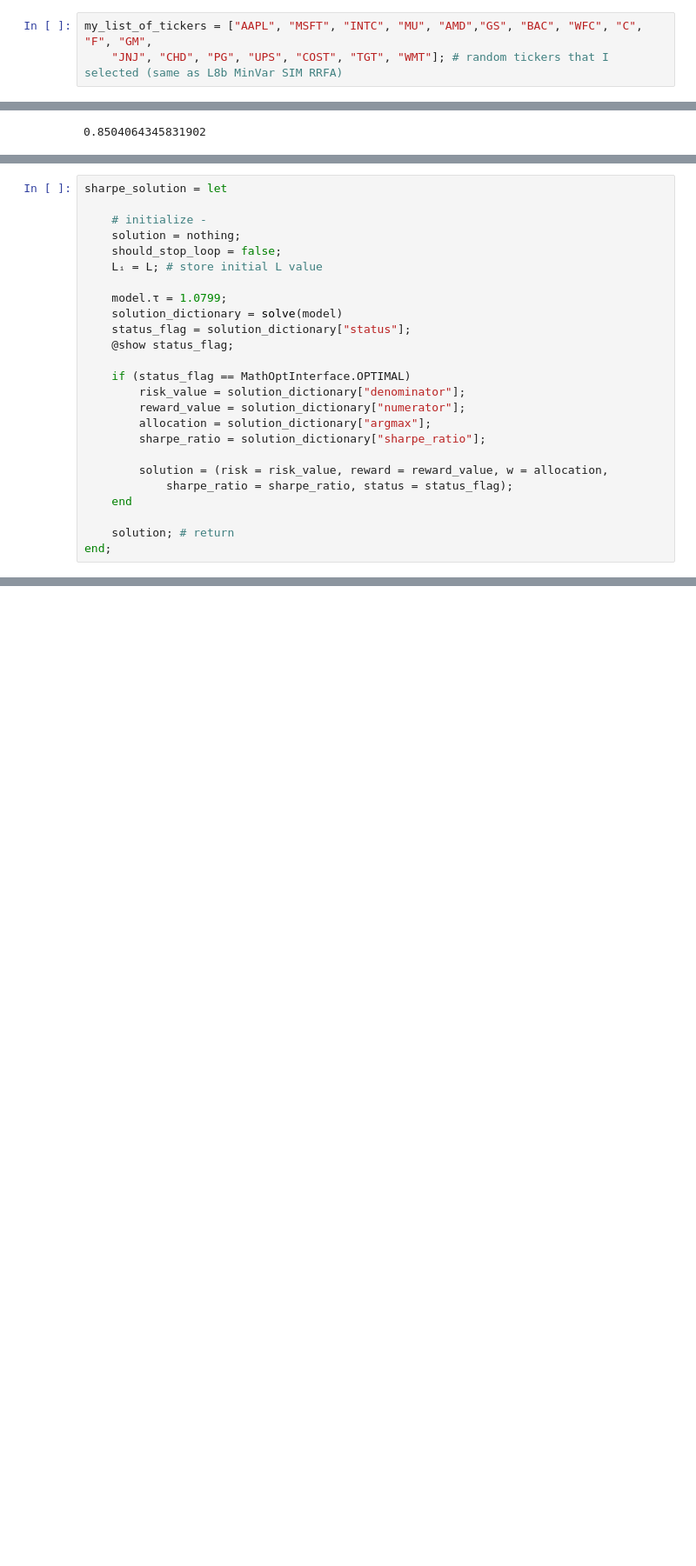
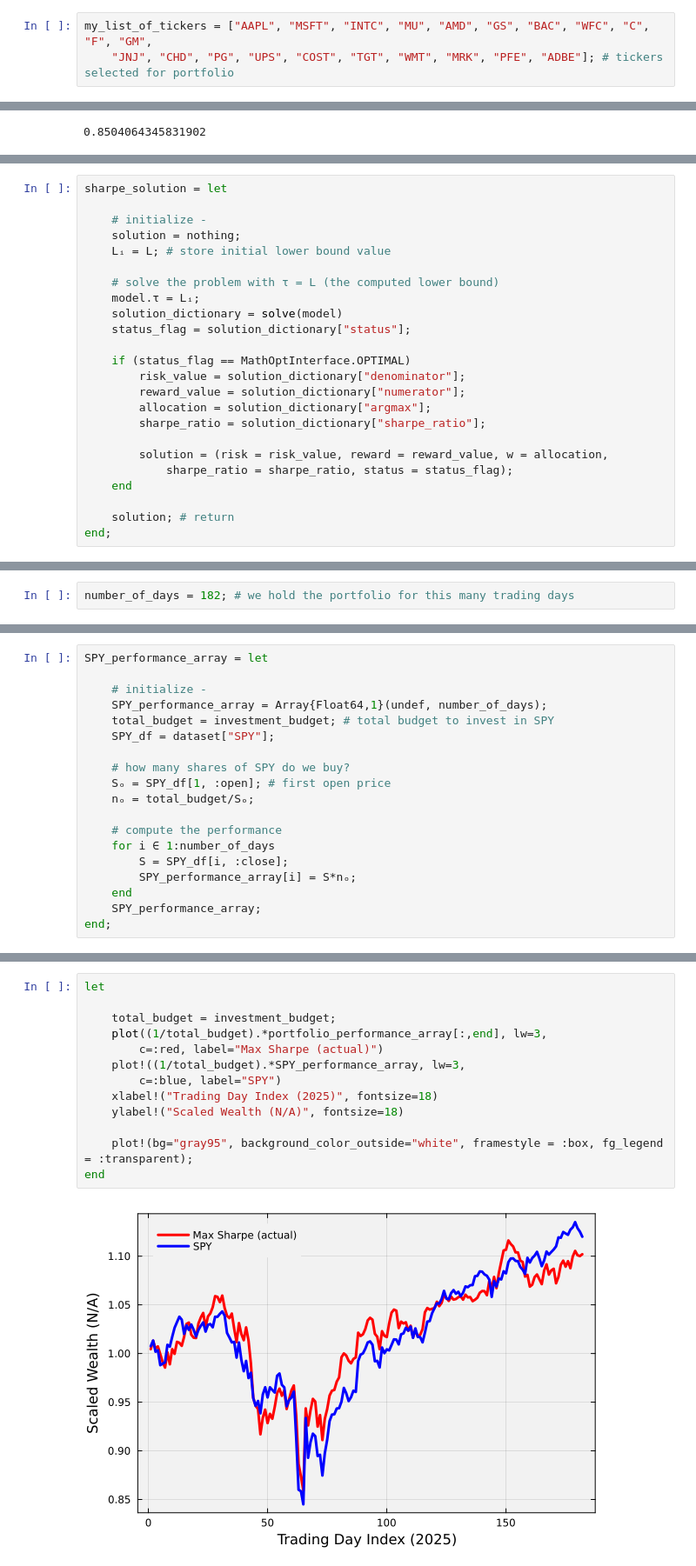
Before and after one commit to sp2229/CHEME-5660-CourseRepository-Fall-2025, a Jupyter notebook: lectures/week-9/L9a/CHEME-5660-L9a-Example-Portfolio-Drift-Fall-2025.ipynb, the cells around one changed output, grey strips where cells are left out. Shown at 87% size. Saved outputs shown, nothing was run; the diff lists cells and outputs as text; blank space fills up the shorter version.

```diff
--- a/lectures/week-9/L9a/CHEME-5660-L9a-Example-Portfolio-Drift-Fall-2025.ipynb
+++ b/lectures/week-9/L9a/CHEME-5660-L9a-Example-Portfolio-Drift-Fall-2025.ipynb
@@ -106,8 +132,8 @@ In this task, we will compute the maximum Sharpe ratio portfolio using the singl
 
 Let's start by specifying a collection of ticker symbols, e.g., `AAPL`, `MSFT`, etc., that interest you in the `my_list_of_tickers::Array{String,1}` array.
 # %%
-my_list_of_tickers = ["AAPL", "MSFT", "INTC", "MU", "AMD","GS", "BAC", "WFC", "C", "F", "GM",
-    "JNJ", "CHD", "PG", "UPS", "COST", "TGT", "WMT"]; # random tickers that I selected (same as L8b MinVar SIM RRFA)
+my_list_of_tickers = ["AAPL", "MSFT", "INTC", "MU", "AMD", "GS", "BAC", "WFC", "C", "F", "GM",
+    "JNJ", "CHD", "PG", "UPS", "COST", "TGT", "WMT", "MRK", "PFE", "ADBE"]; # tickers selected for portfolio
 # %% [markdown]
 ### SIM-Based Risk and Return Matrices
 Next, we'll compute the expected return vector and covariance matrix using the single index model. We'll use the SIM formula for expected returns and the SIM-derived covariance structure. Store these in the `μ̂_sim::Array{Float64,1}` and `Σ̂_sim::Array{Float64,2}` variables:
@@ -218,13 +242,12 @@ sharpe_solution = let
 
     # initialize -
     solution = nothing;
-    should_stop_loop = false;
-    Lᵢ = L; # store initial L value
+    Lᵢ = L; # store initial lower bound value
 
-    model.τ = 1.0799;
+    # solve the problem with τ = L (the computed lower bound)
+    model.τ = Lᵢ;
     solution_dictionary = solve(model)
     status_flag = solution_dictionary["status"];
-    @show status_flag;
 
     if (status_flag == MathOptInterface.OPTIMAL)
         risk_value = solution_dictionary["denominator"];
@@ -351,0 +384,2 @@ end
+# %%
+number_of_days = 182; # we hold the portfolio for this many trading days
@@ -351,0 +434,19 @@ end
+# %%
+SPY_performance_array = let
+
+    # initialize -
+    SPY_performance_array = Array{Float64,1}(undef, number_of_days);
+    total_budget = investment_budget; # total budget to invest in SPY
+    SPY_df = dataset["SPY"];
+
+    # how many shares of SPY do we buy?
+    Sₒ = SPY_df[1, :open]; # first open price
+    nₒ = total_budget/Sₒ;
+
+    # compute the performance
+    for i ∈ 1:number_of_days
+        S = SPY_df[i, :close];
+        SPY_performance_array[i] = S*nₒ;
+    end
+    SPY_performance_array;
+end;
@@ -351,0 +456,15 @@ end
+# %%
+let
+
+    total_budget = investment_budget;
+    plot((1/total_budget).*portfolio_performance_array[:,end], lw=3,
+        c=:red, label="Max Sharpe (actual)")
+    plot!((1/total_budget).*SPY_performance_array, lw=3,
+        c=:blue, label="SPY")
+    xlabel!("Trading Day Index (2025)", fontsize=18)
+    ylabel!("Scaled Wealth (N/A)", fontsize=18)
+
+    plot!(bg="gray95", background_color_outside="white", framestyle = :box, fg_legend = :transparent);
+end
+# %% [output]
+[figure, added]
```
Also changed, not shown: parts of 33 cells of this notebook.
